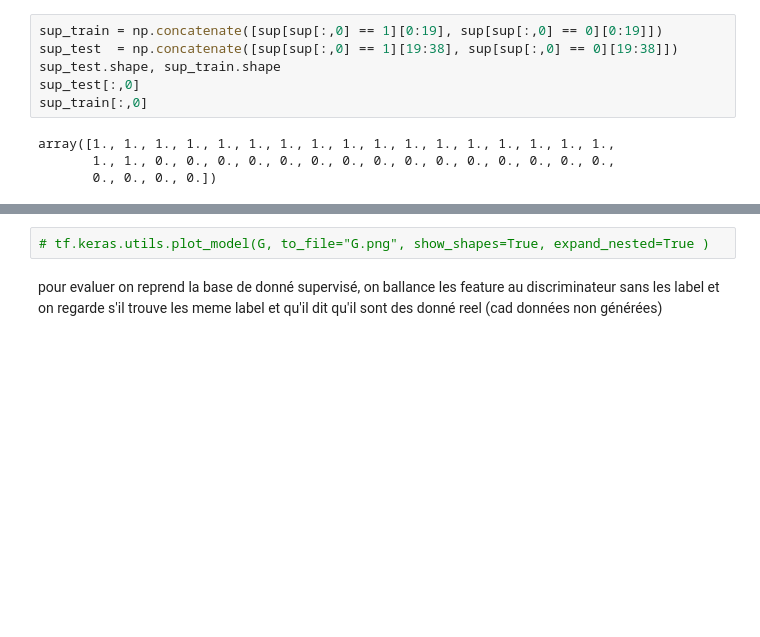
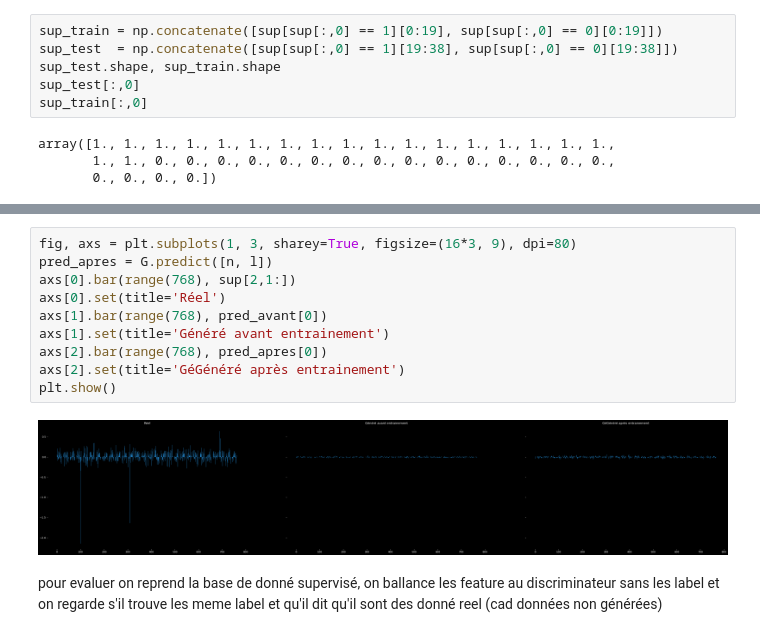
Before and after one commit to DylanBaptiste/TER-M2, a Jupyter notebook: main_ok.ipynb, the cells around one changed output, grey strips where cells are left out. Drawn from its saved outputs; the diff is of its cells as text; blank space fills up the shorter version.

```diff
--- a/main_ok.ipynb
+++ b/main_ok.ipynb
@@ -313,5 +322,15 @@ for e in range(epochs):
-# %%
-# tf.keras.utils.plot_model(G, to_file="G.png", show_shapes=True, expand_nested=True )
+# %%
+fig, axs = plt.subplots(1, 3, sharey=True, figsize=(16*3, 9), dpi=80)
+pred_apres = G.predict([n, l])
+axs[0].bar(range(768), sup[2,1:])
+axs[0].set(title='Réel')
+axs[1].bar(range(768), pred_avant[0])
+axs[1].set(title='Généré avant entrainement')
+axs[2].bar(range(768), pred_apres[0])
+axs[2].set(title='GéGénéré après entrainement')
+plt.show()
+# %% [output]
+[figure, added]
 # %% [markdown]
 pour evaluer on reprend la base de donné supervisé, on ballance les feature au discriminateur sans les label et on regarde s'il trouve les meme label et qu'il dit qu'il sont des donné reel (cad données non générées)
 # %%
```
Also changed, not shown: parts of 15 cells of this notebook, 2 other files.
